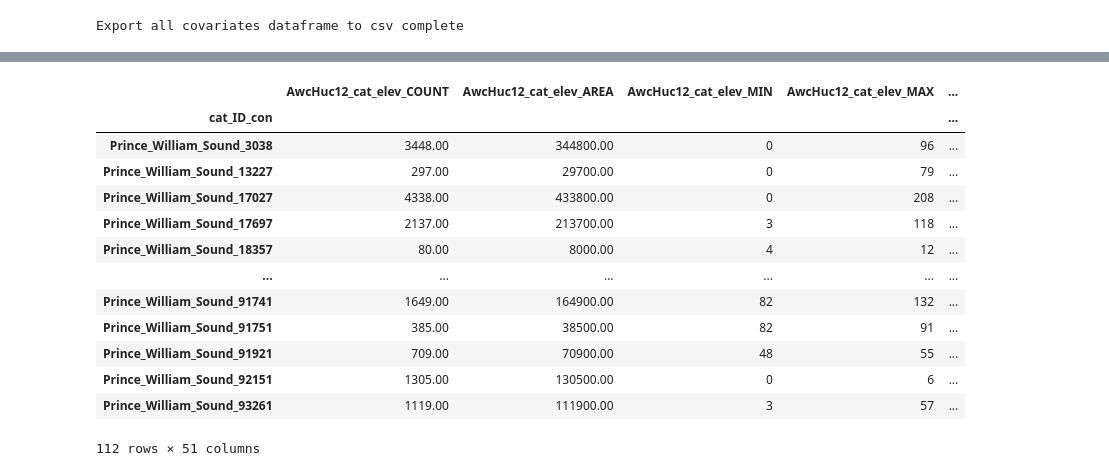
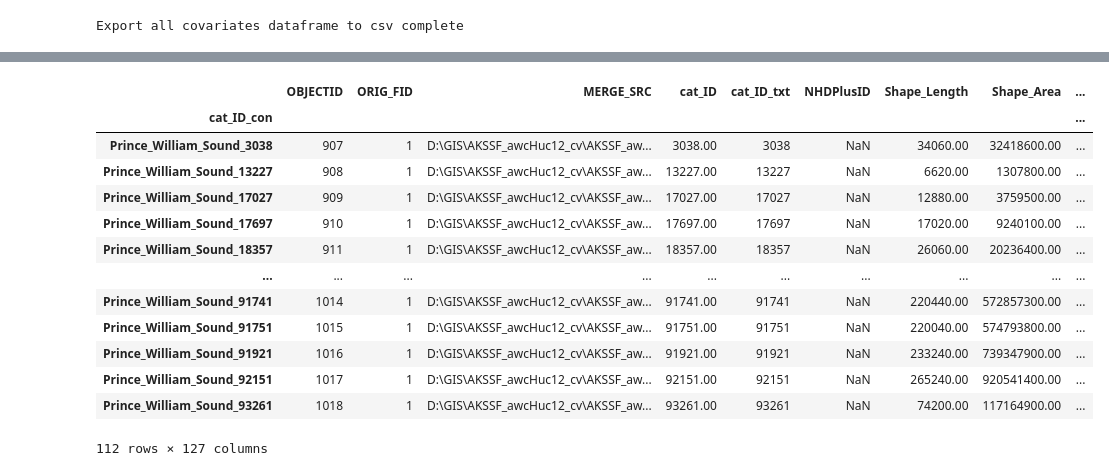
Before and after one commit to erinlarson/AKSSF, a Jupyter notebook: data_preparation/sensitivity_drivers/landcover/AKSSF_AWC_HUC12s_Covariates.ipynb, the cells around one changed output, grey strips where cells are left out. Cells and saved outputs as stored; diff of their text form; code cells hidden in the pictures.

Commit message:
Join lcld outputs to Covariate csv.  Change method of producing covariate csv from pandas dataframe merge to joinfields on cat_ID_con from source tables.

```diff
--- a/data_preparation/sensitivity_drivers/landcover/AKSSF_AWC_HUC12s_Covariates.ipynb
+++ b/data_preparation/sensitivity_drivers/landcover/AKSSF_AWC_HUC12s_Covariates.ipynb
@@ -2475,0 +2485,13 @@ df_final
+# %%
+arcpy.env.workspace = outgdb
+outtables.append(lcld_table)
+# Merge watersheds
+wtds = [fc for fc in arcpy.ListFeatureClasses('*_wtds_merge','POLYGON')]
+akssf_wtds = arcpy.Merge_management(wtds,'AKSSF_AwcHuc12_Watersheds_Merge')
+dropfields = ['OBJECTID','cat_ID_con', 'cat_ID', 'cat_ID_txt', 'region','O1Region','FType','NHDPlusID']
+for table in outtables:
+    tname = table.getOutput(0).split("\\")[-1]
+    fields =[f.name for f in arcpy.ListFields(tname) if f.name not in dropfields]
+    print(f'Joining fields : {fields} to all Watersheds\n{("*"*100)}')
+    arcpy.JoinField_management(akssf_wtds,'cat_ID_con',table, 'cat_ID_con', fields)
+akssf_wtds_table = arcpy.TableToTable_conversion(akssf_wtds,outgdb,'AKSSF_AwcHuc12_Covariates')
@@ -2480,3 +2519,18 @@ df_final.to_csv(cov_csv_out, encoding = 'utf-8')
 print('Export all covariates dataframe to csv complete')
 # %% [output]
 Export all covariates dataframe to csv complete
+# %%
+import pandas as pd
+import numpy as np
+
+#convert to df and check
+wtds_df = pd.DataFrame()
+wtds_fl = []
+
+for field in arcpy.ListFields(akssf_wtds_table):
+    wtds_fl.append(field.name)
+akssf_wtds_arr = arcpy.da.TableToNumPyArray(akssf_wtds_table, wtds_fl)
+akssf_wtds_arr
+wtds_df = pd.DataFrame(akssf_wtds_arr)
+wtds_df = wtds_df.set_index('cat_ID_con')
+wtds_df
@@ -2487,23 +2556,23 @@ Export all covariates dataframe to csv complete
 # # kod_df = df_final.filter(like='Kodiak', axis = 0)
 # kod_df
 # %%
-pws_df = df_final.filter(like='Prince', axis = 0)
+pws_df = wtds_df.filter(like='Prince', axis = 0)
 pws_df
 # %% [output]
-|  | AwcHuc12_cat_elev_COUNT | AwcHuc12_cat_elev_AREA | AwcHuc12_cat_elev_MIN | AwcHuc12_cat_elev_MAX | ... |
-| cat_ID_con |  |  |  |  | ... |
-| Prince_William_Sound_3038 | 3448.00 | 344800.00 | 0 | 96 | ... |
-| Prince_William_Sound_13227 | 297.00 | 29700.00 | 0 | 79 | ... |
-| Prince_William_Sound_17027 | 4338.00 | 433800.00 | 0 | 208 | ... |
-| Prince_William_Sound_17697 | 2137.00 | 213700.00 | 3 | 118 | ... |
-| Prince_William_Sound_18357 | 80.00 | 8000.00 | 4 | 12 | ... |
-| ... | ... | ... | ... | ... | ... |
-| Prince_William_Sound_91741 | 1649.00 | 164900.00 | 82 | 132 | ... |
-| Prince_William_Sound_91751 | 385.00 | 38500.00 | 82 | 91 | ... |
-| Prince_William_Sound_91921 | 709.00 | 70900.00 | 48 | 55 | ... |
-| Prince_William_Sound_92151 | 1305.00 | 130500.00 | 0 | 6 | ... |
-| Prince_William_Sound_93261 | 1119.00 | 111900.00 | 3 | 57 | ... |
+|  | OBJECTID | ORIG_FID | MERGE_SRC | cat_ID | cat_ID_txt | NHDPlusID | Shape_Length | Shape_Area | ... |
+| cat_ID_con |  |  |  |  |  |  |  |  | ... |
+| Prince_William_Sound_3038 | 907 | 1 | D:\GIS\AKSSF_awcHuc12_cv\AKSSF_aw... | 3038.00 | 3038 | NaN | 34060.00 | 32418600.00 | ... |
+| Prince_William_Sound_13227 | 908 | 1 | D:\GIS\AKSSF_awcHuc12_cv\AKSSF_aw... | 13227.00 | 13227 | NaN | 6620.00 | 1307800.00 | ... |
+| Prince_William_Sound_17027 | 909 | 1 | D:\GIS\AKSSF_awcHuc12_cv\AKSSF_aw... | 17027.00 | 17027 | NaN | 12880.00 | 3759500.00 | ... |
+| Prince_William_Sound_17697 | 910 | 1 | D:\GIS\AKSSF_awcHuc12_cv\AKSSF_aw... | 17697.00 | 17697 | NaN | 17020.00 | 9240100.00 | ... |
+| Prince_William_Sound_18357 | 911 | 1 | D:\GIS\AKSSF_awcHuc12_cv\AKSSF_aw... | 18357.00 | 18357 | NaN | 26060.00 | 20236400.00 | ... |
+| ... | ... | ... | ... | ... | ... | ... | ... | ... | ... |
+| Prince_William_Sound_91741 | 1014 | 1 | D:\GIS\AKSSF_awcHuc12_cv\AKSSF_aw... | 91741.00 | 91741 | NaN | 220440.00 | 572857300.00 | ... |
+| Prince_William_Sound_91751 | 1015 | 1 | D:\GIS\AKSSF_awcHuc12_cv\AKSSF_aw... | 91751.00 | 91751 | NaN | 220040.00 | 574793800.00 | ... |
+| Prince_William_Sound_91921 | 1016 | 1 | D:\GIS\AKSSF_awcHuc12_cv\AKSSF_aw... | 91921.00 | 91921 | NaN | 233240.00 | 739347900.00 | ... |
+| Prince_William_Sound_92151 | 1017 | 1 | D:\GIS\AKSSF_awcHuc12_cv\AKSSF_aw... | 92151.00 | 92151 | NaN | 265240.00 | 920541400.00 | ... |
+| Prince_William_Sound_93261 | 1018 | 1 | D:\GIS\AKSSF_awcHuc12_cv\AKSSF_aw... | 93261.00 | 93261 | NaN | 74200.00 | 117164900.00 | ... |
-112 rows × 51 columns
+112 rows × 127 columns
 # %%
 # ci_df = df_final.filter(like='Cook', axis = 0)
 # ci_df
```
Also changed, not shown: parts of 12 cells of this notebook, 9 other files.
